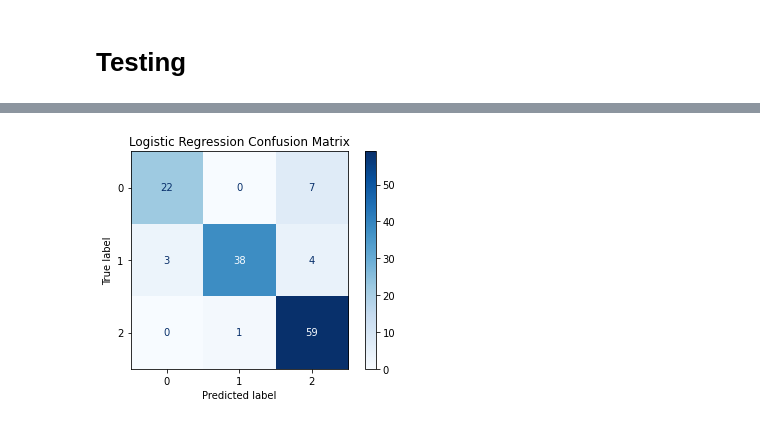
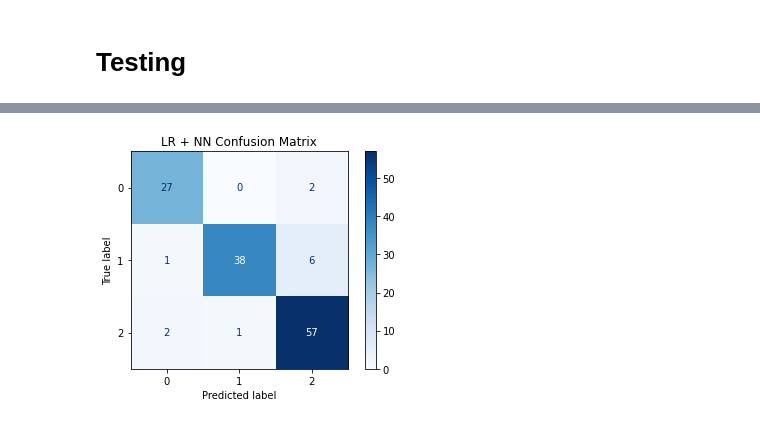
Before and after one commit to koalateectrl/tumor-classification, a Jupyter notebook: Two Stage MB EP PILO.ipynb, the cells around one changed output, grey strips where cells are left out. Drawn from its saved outputs; the diff is of its cells as text; code cells hidden in the pictures.

```diff
--- a/Two Stage MB EP PILO.ipynb
+++ b/Two Stage MB EP PILO.ipynb
@@ -285,3 +369,6 @@ y_pred_2 = lr_seq_2_model.predict(X_test_2)
+# %%
+nn_seq_2_model.fit(X_train_2, y_train_2)
+y_pred_2 = nn_seq_2_model.predict(X_test_2)
 # %%
 accuracy_score(y_pred_2, y_test_2)
 # %% [output]
@@ -319,0 +422,2 @@ y_test_after_first_model = y_test.iloc[other_indices].reset_index(drop = True)
+# %%
+X_test_after_first_model = X_test_after_first_model[second_reduced_features_list]
@@ -320,4 +426,4 @@ y_test_after_first_model = y_test.iloc[other_indices].reset_index(drop = True)
 # %%
-X_test_after_first_model = second_scaler.transform(X_test_after_first_model)
-second_testprincipalComponents = second_pca.transform(X_test_after_first_model)
-X_test_after_first_model = pd.DataFrame(data = second_testprincipalComponents)
+# X_test_after_first_model = second_scaler.transform(X_test_after_first_model)
+# second_testprincipalComponents = second_pca.transform(X_test_after_first_model)
+# X_test_after_first_model = pd.DataFrame(data = second_testprincipalComponents)
@@ -326,7 +434,7 @@ y_test_after_first_model = np.array(y_test_after_first_model)
 y_test_after_first_model[y_test_after_first_model == 1] = -1
 y_test_after_first_model[y_test_after_first_model == 2] = 1
 # %%
-y_preds_after_second = lr_seq_2_model.predict(X_test_after_first_model)
+y_preds_after_second = nn_seq_2_model.predict(X_test_after_first_model)
 # %%
 accuracy_score(y_test_after_first_model, y_preds_after_second)
 # %% [output]
@@ -347,11 +455,11 @@ accuracy_score(y_preds_overall, y_test_overall)
 sns.reset_orig()
 # %%
 matrix = create_confusion_matrix(y_test_overall, y_preds_overall, cmap=plt.cm.Blues)
-plt.title('Logistic Regression Confusion Matrix')
+plt.title('LR + NN Confusion Matrix')
 plt.show(matrix)
 plt.show()
 # %% [output]
-[figure, old version]
+[figure, new version]
 # %%
 print(classification_report(y_test_overall, y_preds_overall))
 # %% [output]
```
Also changed, not shown: parts of 30 cells of this notebook, 1 other file.
